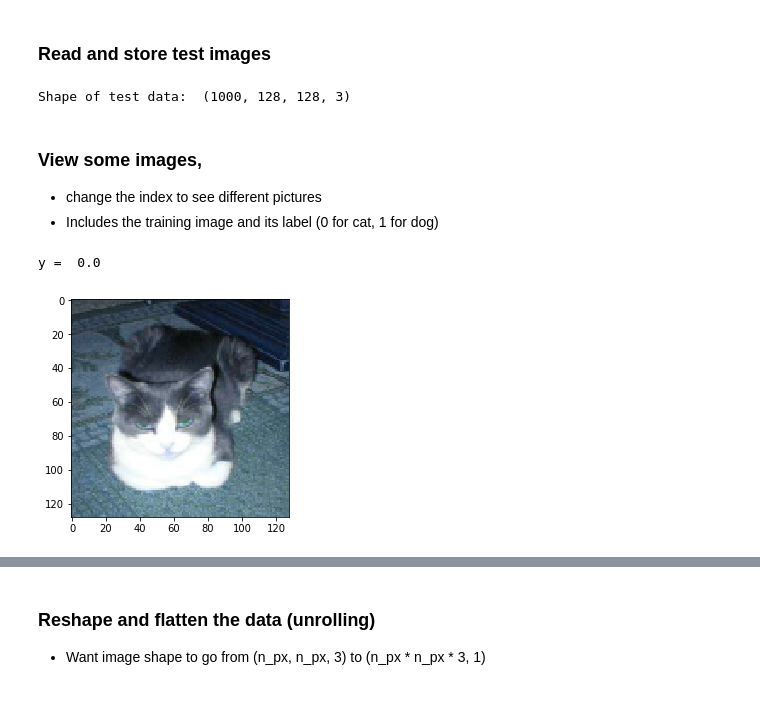
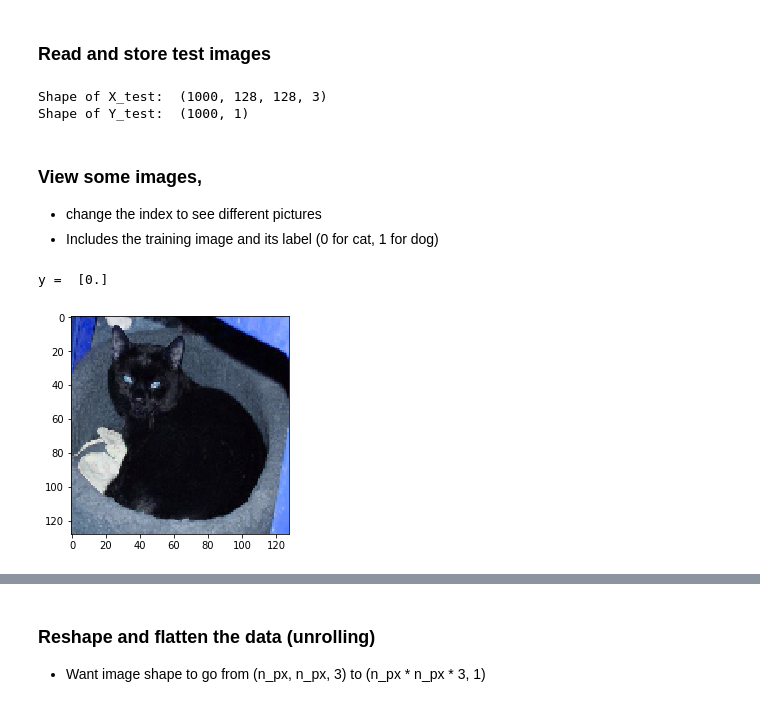
Before and after one commit to grantgasser/Log-Regression-Neural-Network, a Jupyter notebook: Logistic Regression to Predict Cat or Dog.ipynb, the cells around one changed output, grey strips where cells are left out. Saved outputs shown, nothing was run; the diff lists cells and outputs as text; code cells hidden in the pictures.

Commit message:
Made image choices random

```diff
--- a/Logistic Regression to Predict Cat or Dog.ipynb
+++ b/Logistic Regression to Predict Cat or Dog.ipynb
@@ -11,24 +11,25 @@ import os
 # %% [markdown]
 ### First, set up important variables
 # %%
-TRAIN_DIR = "../train/"
+DATA_DIR = "../train/"
 TEST_DIR = "../test/"
 
 #my decision; the images have different dimensions, this creates
 #uniformity, pictures will be changed to 128x128
 n_px = 128
 
-#there are 25000 training images and 12500 test images, cutting this down to 2000 and 1000 to simplify
+#there are 25000 images, will use 2000 for train, 1000 for test
 m_train = 2000
 m_test = 1000
 
-labels = np.zeros(m_train)
+Y_train = np.zeros((m_train, 1))
+Y_test = np.zeros((m_test, 1))
 X_train = np.zeros((m_train, n_px, n_px, 3))
 X_test = np.zeros((m_test, n_px, n_px, 3))
 
 print('# Train: ', m_train, '\n# Test: ', m_test)
 
-print('First file: ', os.listdir(TRAIN_DIR)[0])
+print('First file: ', os.listdir(DATA_DIR)[0])
 # %% [output]
 # Train:  2000
 # Test:  1000
@@ -38,17 +39,14 @@ First file:  cat.0.jpg
 * Going from image (jpg) to vector (numpy array)
 * The next two for loops may take a while
 # %%
-#only want 2000 training images and 1000 test images
-m_train_new = 2000
-m_test_new = 1000
-
-#Indices up to 12500 are dogs, 12501-25000 are cats
+#NOTE: Indices up to 12500 are dogs, 12501-25000 are cats
 #We want 2000 training images (ideally 1000 dogs and 1000 cats)
 #and 1000 test images (ideally 500 dogs and 500 cats)
 
-#not a perfect split, but close to 50/50 dogs and cats
-ind_start_dogs = 11500
-ind_end_cats = 13500
+#need to take random images, should get roughly 50/50 split
+indices = np.random.choice(25000, size=3000, replace=False)
+test_indices = indices[0:1000] #first 1000 are test examples
+train_indices = indices[1000:] #next 2000 are train examples
 
 #to be safe, keep track
 num_cats_train = 0
@@ -57,21 +55,21 @@ num_dogs_train = 0
 train_row = 0
 
 #iterate through data, converting jpg to numpy arrays
-for ind in range(ind_start_dogs, ind_end_cats):
-    pic = os.listdir(TRAIN_DIR)[ind]
+for ind in train_indices:
+    pic = os.listdir(DATA_DIR)[ind]
 
     #label is first 3 letters of file name
     #0 will represent cats, 1 will represent dogs
     label = int(pic[0:3] == 'dog')
-    labels[train_row] = label
+    Y_train[train_row] = label
 
     if label == 0:
-        num_cats_train = num_cats_train + 1
+        num_cats_train += 1
     elif label == 1:
-        num_dogs_train = num_dogs_train + 1
+        num_dogs_train += 1
 
     #imread convert image to numpy array, 1 means RGB
-    img = cv2.imread(TRAIN_DIR + pic, 1)
+    img = cv2.imread(DATA_DIR + pic, 1)
 
     #all images have different dimensions, resize to 128x128
     #loose some resolution
@@ -82,9 +80,10 @@ for ind in range(ind_start_dogs, ind_end_cats):
     #print(X_train.shape)
 
     #increment label index
-    train_row = train_row + 1
+    train_row += 1
 
-print('Shape of training data: ', X_train.shape,
+print('Shape of X_train: ', X_train.shape,
+      '\nShape of Y_train: ', Y_train.shape,
       '\nNum Cats: ',num_cats_train,
       '\nNum Dogs: ',num_dogs_train)
 # %% [output]
@@ -96,31 +109,48 @@ Num Dogs:  1000
 # %%
 #iterate through data, converting jpg to numpy arrays
 #also, test data is randomized (cats and dogs mixed), so don't need to worry about indexes
-for ind in range(m_test):
-    pic = os.listdir(TEST_DIR)[ind]
+
+test_row = 0
+
+for ind in test_indices:
+    pic = os.listdir(DATA_DIR)[ind]
+
+    #label is first 3 letters of file name
+    #0 will represent cats, 1 will represent dogs
+    label = int(pic[0:3] == 'dog')
+    Y_test[test_row] = label
+
+    if label == 0:
+        num_cats_train += 1
+    elif label == 1:
+        num_dogs_train += 1
+
     #imread convert image to numpy array, 1 means RGB
-    img = cv2.imread(TEST_DIR + pic, 1)
+    img = cv2.imread(DATA_DIR + pic, 1)
 
     #all images have different dimensions, resize to 128x128
     #loose some resolution
     img_resized = cv2.resize(img, (128,128))
-    #print(img_resized.shape)
 
-    X_test[ind] = img_resized
-    #print(X_train.shape)
+    X_test[test_row] = img_resized
 
-print('Shape of test data: ', X_test.shape)
+    #increment
+    test_row += 1
+
+print('Shape of X_test: ', X_test.shape,
+     '\nShape of Y_test: ', Y_test.shape)
 # %% [output]
-Shape of test data:  (1000, 128, 128, 3)
+Shape of X_test:  (1000, 128, 128, 3)
+Shape of Y_test:  (1000, 1)
 # %% [markdown]
 ### View some images,
 * change the index to see different pictures
 * Includes the training image and its label (0 for cat, 1 for dog)
 # %%
 #view resized image
-index = 88
+index = 10
 plt.imshow(X_train[index]/255) #function wants values between 0 and 1, hence /255
-print('y = ', labels[index])
+print('y = ', Y_train[index])
 # %% [output]
-y =  0.0
+y =  [0.]
-[figure, old version]
+[figure, new version]
```
Also changed, not shown: parts of 10 cells of this notebook.
